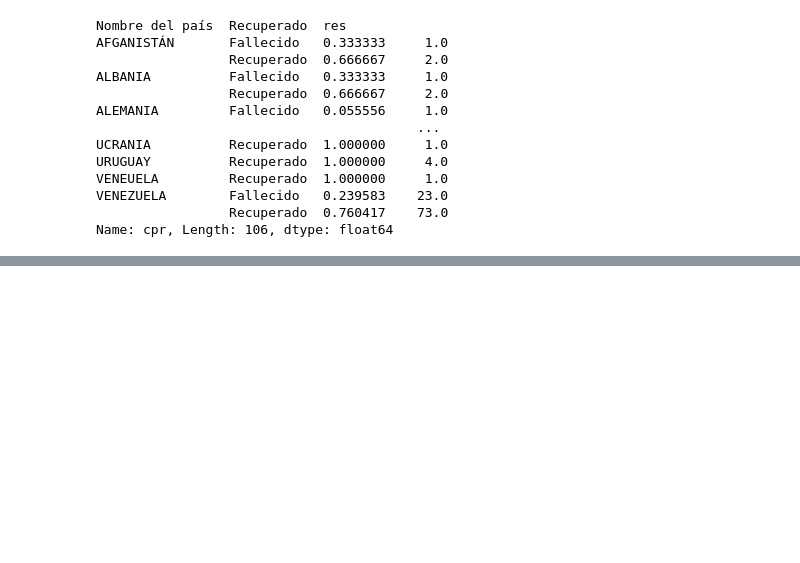
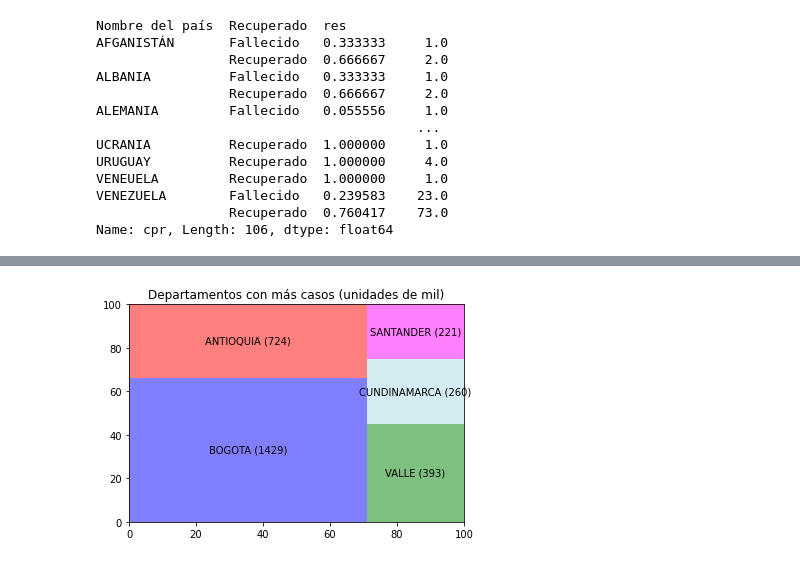
Before and after one commit to apdaza/bigdata_migracion, a Jupyter notebook: notebooks/covid.ipynb, the cells around one changed output, grey strips where cells are left out. Drawn from its saved outputs; the diff is of its cells as text; code cells hidden in the pictures; blank space fills up the shorter version.

```diff
--- a/notebooks/covid.ipynb
+++ b/notebooks/covid.ipynb
@@ -396,0 +430,21 @@ Name: cpr, Length: 106, dtype: float64
+# %%
+deps = list(df.index)
+c = list(df.casos)
+
+
+lista = []
+for i in range(len(deps)):
+    lista.append("{} ({})".format(deps[i], int(c[i]/1000)))
+# %%
+import squarify
+
+squarify.plot(
+    sizes=df['casos'],
+    label=lista,
+    color=['blue','red','green','lightblue','magenta'],
+    alpha=0.5
+)
+plt.title("Departamentos con más casos (unidades de mil)")
+plt.show()
+# %% [output]
+[figure, added]
```
Also changed, not shown: parts of 4 cells of this notebook, 4 other files.
